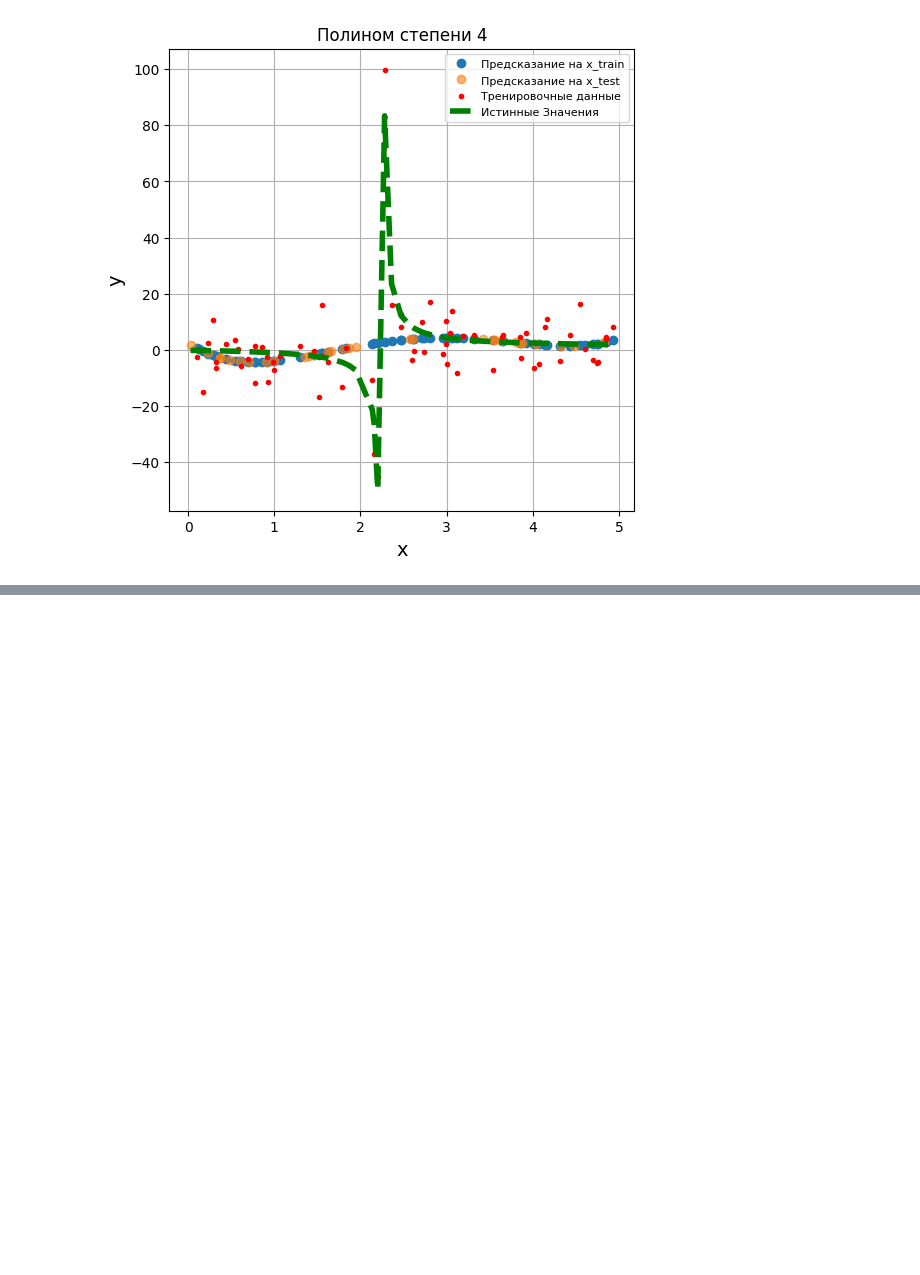
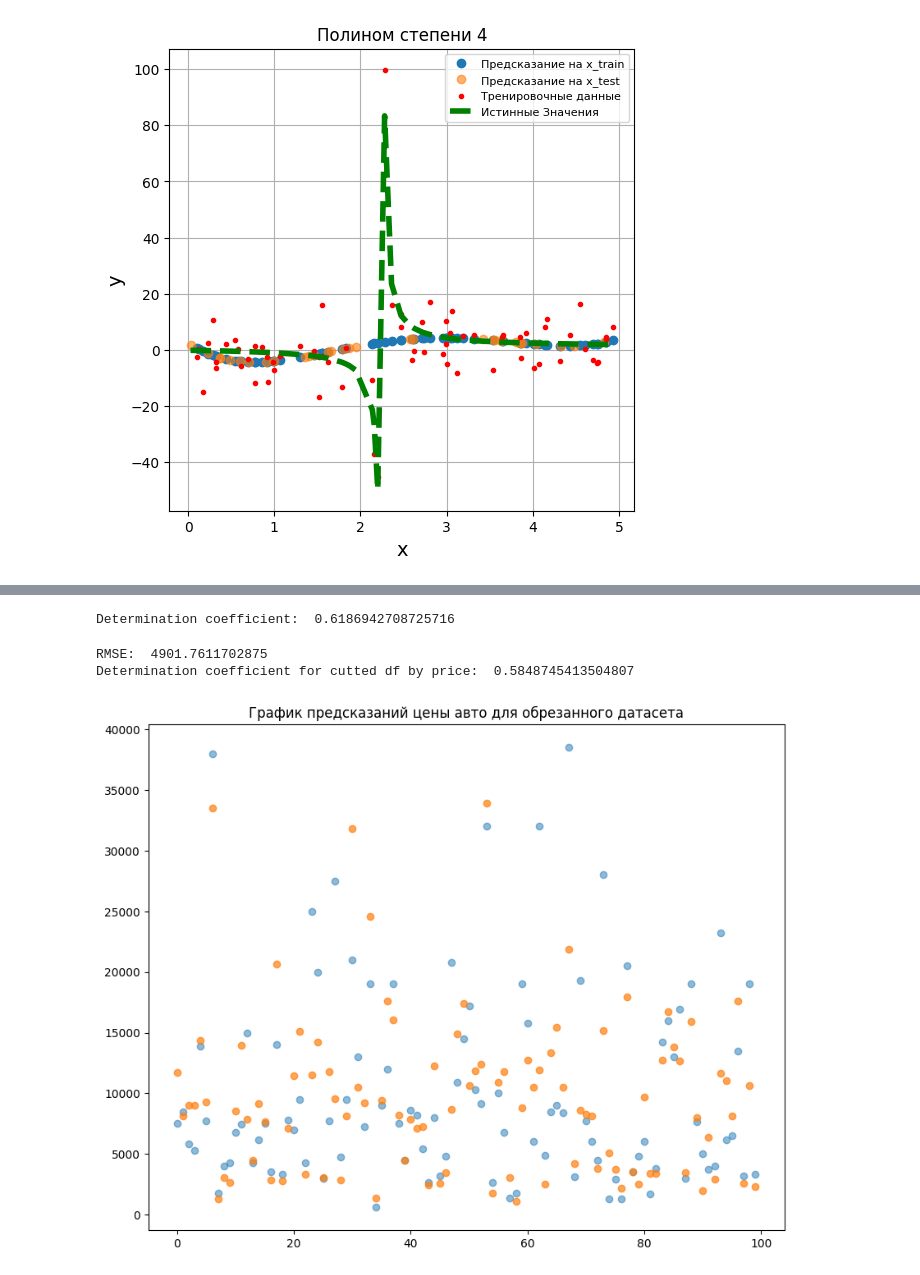
Before and after one commit to pyretttt/master_mle, a Jupyter notebook: practice2.ipynb, the cells around one changed output, grey strips where cells are left out. Cells and saved outputs as stored; diff of their text form; code cells hidden in the pictures; blank space fills up the shorter version.

```diff
--- a/practice2.ipynb
+++ b/practice2.ipynb
@@ -369,0 +424,41 @@ MSE with regularization, degree(3):  35.975745666788924
+# %%
+from sklearn.metrics import r2_score
+
+r2 = r2_score(y_test, predictions)
+print('Determination coefficient: ', r2) # Не все так плохо)
+# %% [output]
+Determination coefficient:  0.6186942708725716
+# %%
+# Хочется проверить модель без дорогих авто
+cars_df_cutted = cars_df.copy()
+cars_df_cutted = cars_df_cutted.drop(cars_df_cutted.index[cars_df_cutted[target] > 50_000])
+
+# Ниже Copypaste (Нужно бы вынести в отедльный метод)
+
+X_train, X_test, y_train, y_test = split(cars_df_cutted[features],
+                                         cars_df_cutted[target],
+                                         test_size=0.25,
+                                         random_state=42)
+
+model = make_pipeline(PolynomialFeatures(degree=len(features)), Lasso(alpha=1_500_000, max_iter=1000))
+
+model.fit(X_train, y_train)
+predictions = model.predict(X_test)
+
+plt.figure(figsize=(10, 8))
+plt.scatter(np.arange(PLT_BATCH_SIZE), y_test[0:PLT_BATCH_SIZE], label='true', alpha=0.5)
+plt.scatter(np.arange(PLT_BATCH_SIZE), predictions[0:PLT_BATCH_SIZE], label='predict', alpha=0.7)
+plt.title('График предсказаний цены авто для обрезанного датасета')
+
+
+# metrics
+mse_ = mse(y_test, predictions)
+print('RMSE: ', mse_ ** (1/2))
+r2_ = r2_score(y_test, predictions)
+print('Determination coefficient for cutted df by price: ', r2_)
+
+# Вывод - гипотеза ошибочна, избавившись от дорогих авто - mse стало незначительно лучше, а r2 стал даже чуть хуже
+# %% [output]
+RMSE:  4901.7611702875
+Determination coefficient for cutted df by price:  0.5848745413504807
+[figure, added]
```
Also changed, not shown: parts of 4 cells of this notebook, 2 other files.
